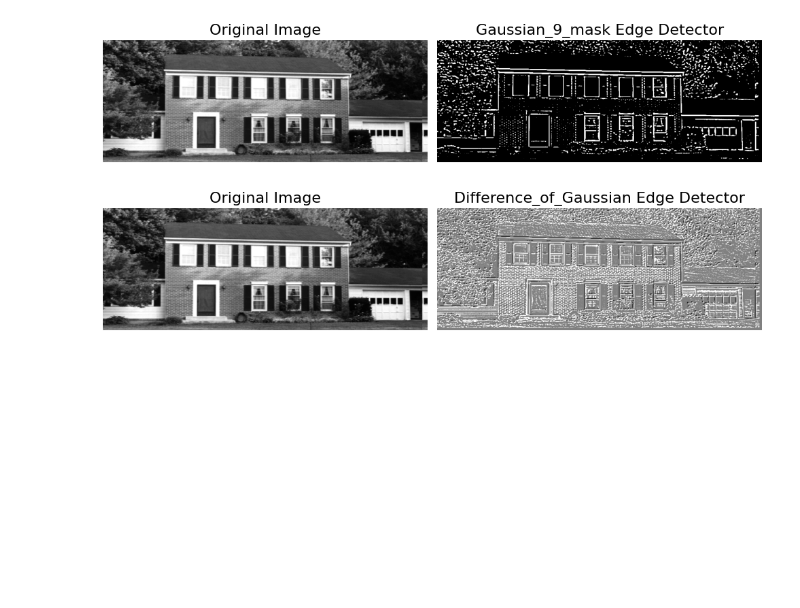
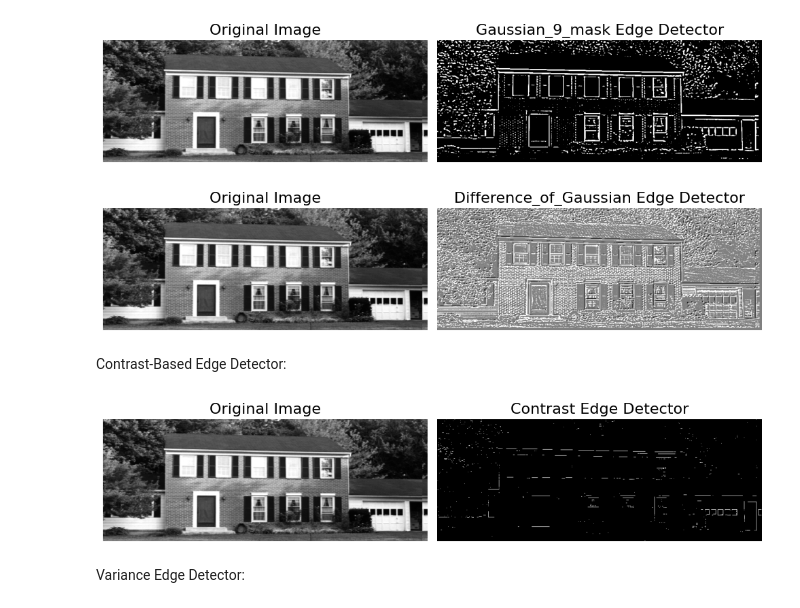
Before and after one commit to SamaMostafa03/Image_Processing_Algo, a Jupyter notebook: Edge-Detector/edges.ipynb, the cells around one changed output. Drawn from its saved outputs; the diff is of its cells as text; code cells hidden in the pictures; blank space fills up the shorter version.

Commit message:
implemented contrast, variance and range detectors

```diff
--- a/Edge-Detector/edges.ipynb
+++ b/Edge-Detector/edges.ipynb
@@ -298,3 +298,43 @@ show_results(output_array=difference_of_gaussian_array, output_image_name="Diffe
 [figure]
 [figure]
 [figure]
+# %% [markdown]
+Contrast-Based Edge Detector:
+# %%
+def apply_contrast_edge(mask, smoothing_mask,image_array):
+    output_array = np.zeros_like(image_array)
+    smoothing_mask = smoothing_mask.astype(float)
+    for row in range(1, height - 1):
+            for column in range(1, width - 1):
+                edge_sum = 0
+                smoothing_sum = 0
+                for i in range(-1, 2):
+                    for j in range(-1, 2):
+                        edge_sum += image_array[row + i, column + j] * mask[i + 1][j + 1]
+                        smoothing_sum += image_array[row + i, column + j] * smoothing_mask[i + 1][j + 1]
+                smoothing_sum /= 9.0
+                if smoothing_sum == 0:
+                    smoothing_sum = 1
+                output_array[row, column] = edge_sum / smoothing_sum
+                if output_array[row, column] > 255:
+                    output_array[row, column] = 255
+                if output_array[row, column] < 0:
+                    output_array[row, column] = 0
+    return output_array
+# %%
+edge_detector_mask = np.array([
+    [-1, 0, -1],
+    [ 0, 4,  0],
+    [-1, 0, -1]])
+smoothing_mask = np.array([
+    [1, 1, 1],
+    [1, 1, 1],
+    [1, 1, 1]])
+
+contrast_array = apply_contrast_edge(edge_detector_mask, smoothing_mask,image_array)
+
+show_results(output_array=contrast_array, output_image_name="Contrast")
+# %% [output]
+[figure, added]
+# %% [markdown]
+Variance Edge Detector:
```
Also changed, not shown: parts of 5 cells of this notebook, 3 other files.
